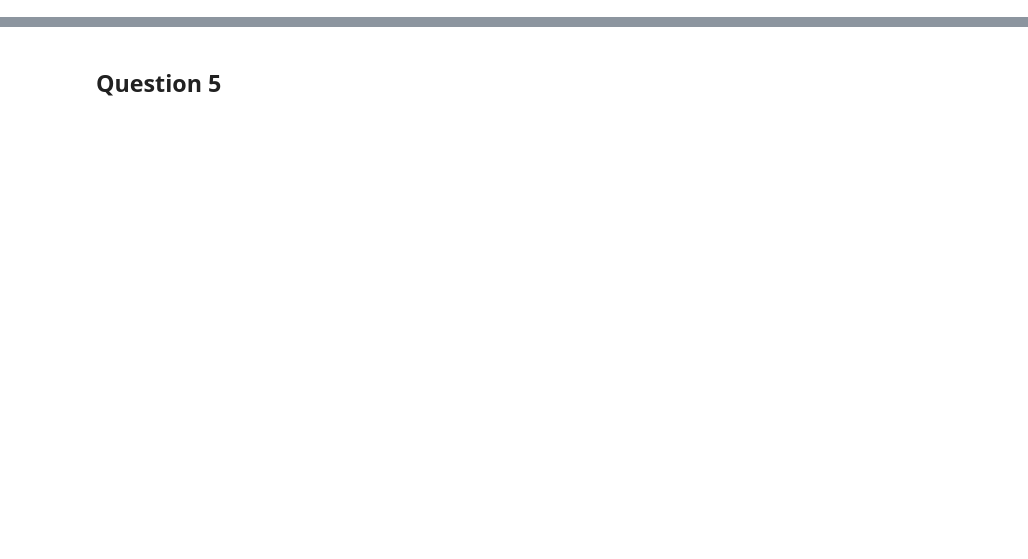
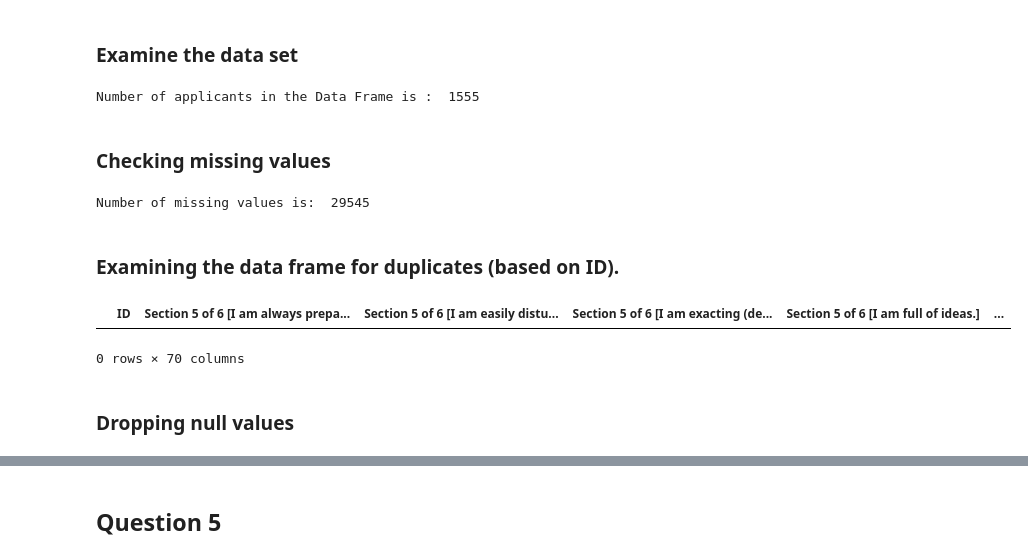
Before and after one commit to Shalom91/Data-Wrangling, a Jupyter notebook: Data Wrangling Project.ipynb, the cells around one changed output, grey strips where cells are left out. Saved outputs shown, nothing was run; the diff lists cells and outputs as text; code cells hidden in the pictures; blank space fills up the shorter version.

```diff
--- a/Data Wrangling Project.ipynb
+++ b/Data Wrangling Project.ipynb
@@ -190,0 +11,3 @@ data_dep.head()
+# %%
+df_score = pd.read_csv("personality_scores.csv", sep = ';')
+df_score.head()
@@ -190,0 +26,23 @@ data_dep.head()
+# %% [markdown]
+### Examine the data set
+# %%
+print('Number of applicants in the Data Frame is : ',len(df_score))
+# %% [output]
+Number of applicants in the Data Frame is :  1555
+# %% [markdown]
+### Checking missing values
+# %%
+null_values= df_score.isnull().sum().sum()
+print('Number of missing values is: ',null_values)
+# %% [output]
+Number of missing values is:  29545
+# %% [markdown]
+### Examining the data frame for duplicates (based on ID).
+# %%
+df_duplicate = df_score[df_score.duplicated(['ID'])]
+df_duplicate
+# %% [output]
+|  | ID | Section 5 of 6 [I am always prepa... | Section 5 of 6 [I am easily distu... | Section 5 of 6 [I am exacting (de... | Section 5 of 6 [I am full of ideas.] | ... |
+0 rows × 70 columns
+# %% [markdown]
+### Dropping null values
```
Also changed, not shown: parts of 54 cells of this notebook.
